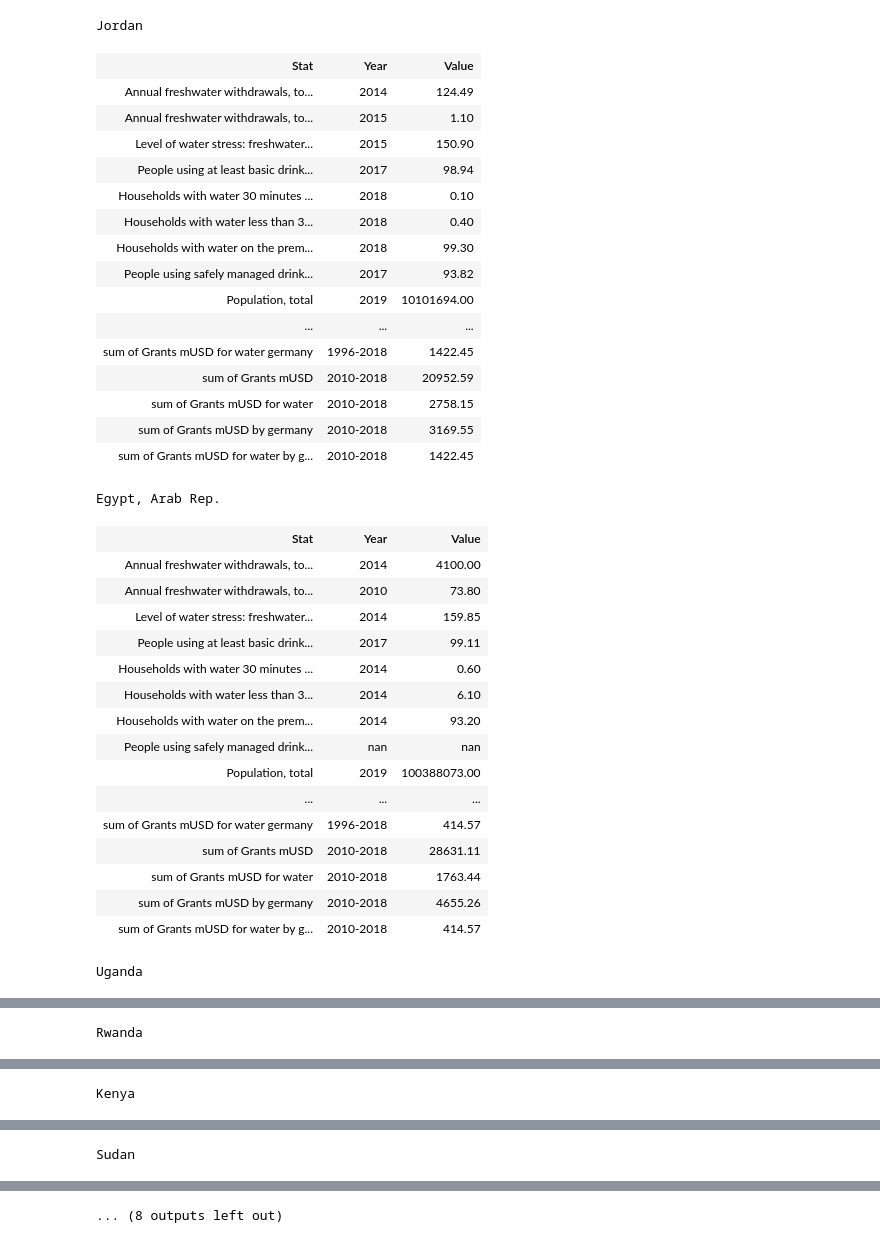
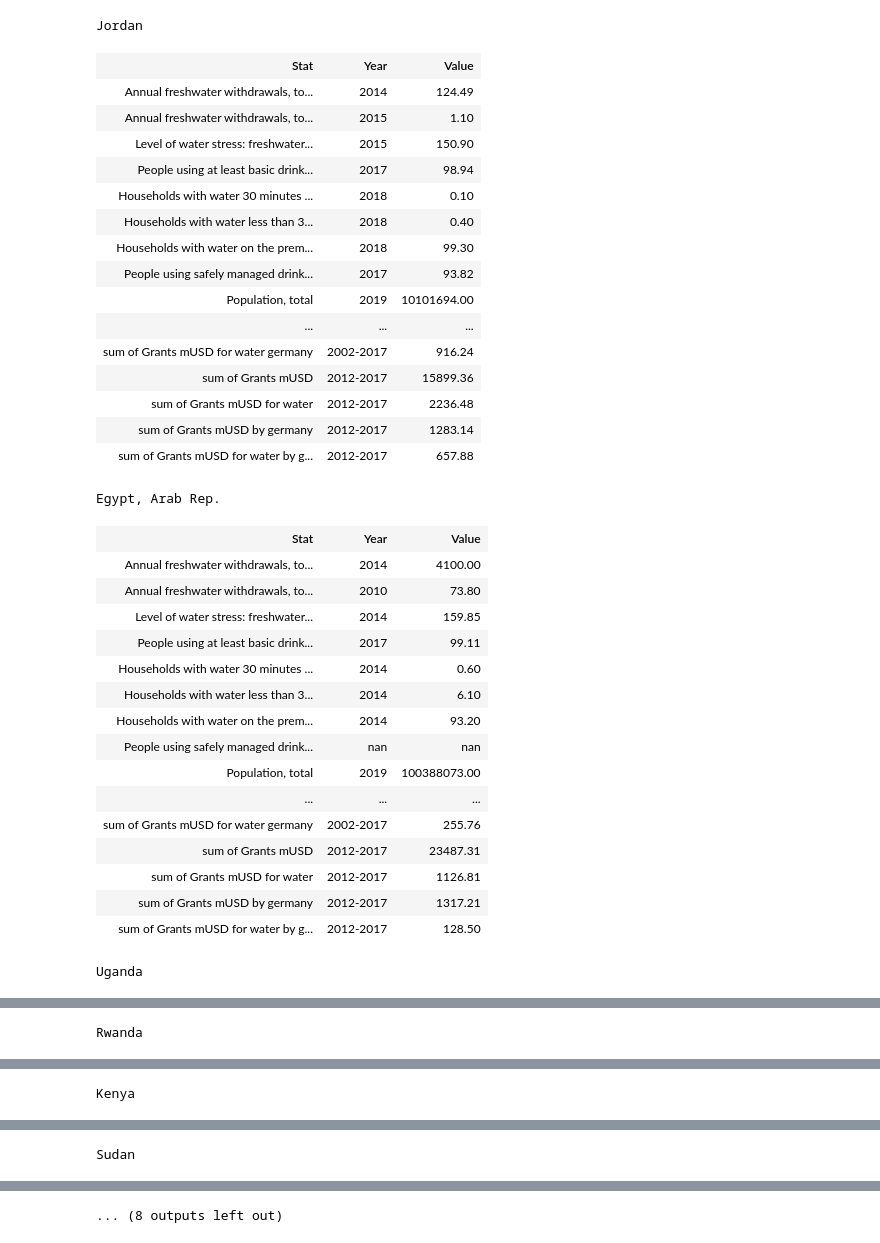
Before and after one commit to die-tageszeitung/water-data, a Jupyter notebook: ipynb_notebooks/06. dataprofile for countries.ipynb, the cells around one changed output, grey strips where cells are left out. Cells and saved outputs as stored; diff of their text form; code cells hidden in the pictures.

```diff
--- a/ipynb_notebooks/06. dataprofile for countries.ipynb
+++ b/ipynb_notebooks/06. dataprofile for countries.ipynb
@@ -159,6 +159,25 @@ mdg_series = {
     'SH.H2O.SMDW.ZS': 'People using safely managed drinking water services (% of population)',
     # 'SH.STA.ACSN': 'Improved sanitation facilities (% of population with access)', #  not accessibale -> archiv
     'SP.POP.TOTL': 'Population, total',
+    'SH.STA.BRTC.ZS': 'Births attended by skilled health staff (% of total)',
+    #'SH.STA.ACSN': 'Improved sanitation facilities (% of population with access)',
+    #'SH.H2O.SAFE.ZS': 'Improved water source (% of population with access)',
+    'SP.DYN.LE00.IN': 'Life expectancy at birth, total (years)',
+    'SH.STA.ANVC.ZS': 'Pregnant women receiving prenatal care (%)',
+    'SH.STA.ANV4.ZS': 'Pregnant women receiving prenatal care of at least four visits (% of pregnant women)',
+    'EG.ELC.ACCS.ZS': 'Access to electricity (% of population)',
+    'AG.LND.ARBL.HA.PC': 'Arable land (hectares per person)',
+    'MS.MIL.TOTL.TF.ZS': 'Armed forces personnel (% of total labor force)',
+    'SL.TLF.0714.WK.TM': 'Average working hours of children, working only, ages 7-14 (hours per week)',
+    'SL.MNF.0714.ZS': 'Child employment in manufacturing (% of economically active children ages 7-14)',
+    'SL.AGR.0714.ZS': 'Child employment in agriculture (% of economically active children ages 7-14)',
+    'SL.SRV.0714.ZS': 'Child employment in services (% of economically active children ages 7-14)',
+    'SL.TLF.0714.ZS': 'Children in employment, total (% of children ages 7-14)',
+    'SE.COM.DURS': 'Compulsory education, duration (years)',
+    'SE.ADT.LITR.ZS': 'Literacy rate, adult total (% of people ages 15 and above)',
+    'SH.STA.HYGN.ZS': 'People with basic handwashing facilities including soap and water (% of population)',
+    'SH.ALC.PCAP.LI': 'Total alcohol consumption per capita (liters of pure alcohol, projected estimates, 15+ years of age)',
+    'SG.VAW.REAS.ZS': 'Women who believe a husband is justified in beating his wife (%)',
 #    'IN.POV.HH.DRNKNGWATER.TOTL.PCT': 'Households Access to Safe Drinking Water - Total (%) (india)', # Country Partnership Strategy for India (FY2013 - 17)
 #    'IN.POV.HH.DRKNGWATER.WITHIN': 'Availability of drinking water source within the premises (india)',
 #    'IN.POV.HH.DRKNGWATER.NEAR': 'Availability of drinking water source near the premises (india)',
@@ -235,17 +254,17 @@ for i in itcc:
 
     ### some stats on grants
     tmp = df[df['RecipientCode'] == codemapping[i]].copy()
-    tmp = tmp[tmp["CommitmentDate"] > datetime(year=1995,month=12,day=31)]
-    tmp = tmp[tmp["CommitmentDate"] < datetime(year=2019,month=1,day=1)]
+    tmp = tmp[tmp["CommitmentDate"] > datetime(year=2001,month=12,day=31)]
+    tmp = tmp[tmp["CommitmentDate"] < datetime(year=2018,month=1,day=1)]
     j = 'sum of Grants mUSD'
-    d[j]['Year'] = "1996-2018"
+    d[j]['Year'] = "2002-2017"
     d[j]['Value'] = float(tmp['USD_Commitment_Defl'].sum())
     htmlout = htmlout + """
     <tr><td> %s </td><td> %s </td><td> %.2f </td></tr>
     """ %(j,d[j]['Year'],d[j]['Value'])
 
     j = 'sum of Grants mUSD for water'
-    d[j]['Year'] = "1996-2018"
+    d[j]['Year'] = "2002-2017"
     d[j]['Value'] = float(tmp[tmp['SectorCode']=='140']['USD_Commitment_Defl'].sum())
     htmlout = htmlout + """
     <tr><td> %s </td><td> %s </td><td> %.2f </td></tr>
@@ -253,34 +272,36 @@ for i in itcc:
 
     tmp = df[df['RecipientCode'] == codemapping[i]].copy()
     tmp = tmp[tmp['DonorCode'] == "5"]
-    tmp = tmp[tmp["CommitmentDate"] > datetime(year=1995,month=12,day=31)]
-    tmp = tmp[tmp["CommitmentDate"] < datetime(year=2019,month=1,day=1)]
+    tmp = tmp[tmp["CommitmentDate"] > datetime(year=2001,month=12,day=31)]
+    tmp = tmp[tmp["CommitmentDate"] < datetime(year=2018,month=1,day=1)]
     j = 'sum of Grants mUSD by germany'
-    d[j]['Year'] = "1996-2018"
+    d[j]['Year'] = "2002-2017"
     d[j]['Value'] = float(tmp['USD_Commitment_Defl'].sum())
     htmlout = htmlout + """
     <tr><td> %s </td><td> %s </td><td> %.2f </td></tr>
     """ %(j,d[j]['Year'],d[j]['Value'])
 
     j = 'sum of Grants mUSD for water germany'
-    d[j]['Year'] = "1996-2018"
+    d[j]['Year'] = "2002-2017"
     d[j]['Value'] = float(tmp[tmp['SectorCode']=='140']['USD_Commitment_Defl'].sum())
     htmlout = htmlout + """
     <tr><td> %s </td><td> %s </td><td> %.2f </td></tr>
     """ %(j,d[j]['Year'],d[j]['Value'])
 
+    ### second time frame
+
     tmp = df[df['RecipientCode'] == codemapping[i]].copy()
-    tmp = tmp[tmp["CommitmentDate"] > datetime(year=2009,month=12,day=31)]
-    tmp = tmp[tmp["CommitmentDate"] < datetime(year=2019,month=1,day=1)]
+    tmp = tmp[tmp["CommitmentDate"] > datetime(year=2011,month=12,day=31)]
+    tmp = tmp[tmp["CommitmentDate"] < datetime(year=2018,month=1,day=1)]
     j = 'sum of Grants mUSD'
-    d[j]['Year'] = "2010-2018"
+    d[j]['Year'] = "2012-2017"
     d[j]['Value'] = float(tmp['USD_Commitment_Defl'].sum())
     htmlout = htmlout + """
     <tr><td> %s </td><td> %s </td><td> %.2f </td></tr>
     """ %(j,d[j]['Year'],d[j]['Value'])
 
     j = 'sum of Grants mUSD for water'
-    d[j]['Year'] = "2010-2018"
+    d[j]['Year'] = "2012-2017"
     d[j]['Value'] = float(tmp[tmp['SectorCode']=='140']['USD_Commitment_Defl'].sum())
     htmlout = htmlout + """
     <tr><td> %s </td><td> %s </td><td> %.2f </td></tr>
@@ -288,42 +309,42 @@ for i in itcc:
 
     tmp = df[df['RecipientCode'] == codemapping[i]].copy()
     tmp = tmp[tmp['DonorCode'] == "5"]
-    tmp = tmp[tmp["CommitmentDate"] > datetime(year=1995,month=12,day=31)]
-    tmp = tmp[tmp["CommitmentDate"] < datetime(year=2019,month=1,day=1)]
+    tmp = tmp[tmp["CommitmentDate"] > datetime(year=2011,month=12,day=31)]
+    tmp = tmp[tmp["CommitmentDate"] < datetime(year=2018,month=1,day=1)]
     j = 'sum of Grants mUSD by germany'
-    d[j]['Year'] = "2010-2018"
+    d[j]['Year'] = "2012-2017"
     d[j]['Value'] = float(tmp['USD_Commitment_Defl'].sum())
     htmlout = htmlout + """
     <tr><td> %s </td><td> %s </td><td> %.2f </td></tr>
     """ %(j,d[j]['Year'],d[j]['Value'])
 
     j = 'sum of Grants mUSD for water by germany'
-    d[j]['Year'] = "2010-2018"
+    d[j]['Year'] = "2012-2017"
     d[j]['Value'] = float(tmp[tmp['SectorCode']=='140']['USD_Commitment_Defl'].sum())
     htmlout = htmlout + """
     <tr><td> %s </td><td> %s </td><td> %.2f </td></tr>
     """ %(j,d[j]['Year'],d[j]['Value'])
 
     htmlout = htmlout + "</table>"
     display(HTML(htmlout))
 # %% [output]
 Jordan
 | Stat | Year | Value |
 | Annual freshwater withdrawals, to... | 2014 | 124.49 |
 | Annual freshwater withdrawals, to... | 2015 | 1.10 |
 | Level of water stress: freshwater... | 2015 | 150.90 |
 | People using at least basic drink... | 2017 | 98.94 |
 | Households with water 30 minutes ... | 2018 | 0.10 |
 | Households with water less than 3... | 2018 | 0.40 |
 | Households with water on the prem... | 2018 | 99.30 |
 | People using safely managed drink... | 2017 | 93.82 |
 | Population, total | 2019 | 10101694.00 |
 | ... | ... | ... |
-| sum of Grants mUSD for water germany | 1996-2018 | 1422.45 |
-| sum of Grants mUSD | 2010-2018 | 20952.59 |
-| sum of Grants mUSD for water | 2010-2018 | 2758.15 |
-| sum of Grants mUSD by germany | 2010-2018 | 3169.55 |
-| sum of Grants mUSD for water by g... | 2010-2018 | 1422.45 |
+| sum of Grants mUSD for water germany | 2002-2017 | 916.24 |
+| sum of Grants mUSD | 2012-2017 | 15899.36 |
+| sum of Grants mUSD for water | 2012-2017 | 2236.48 |
+| sum of Grants mUSD by germany | 2012-2017 | 1283.14 |
+| sum of Grants mUSD for water by g... | 2012-2017 | 657.88 |
 Egypt, Arab Rep.
 | Stat | Year | Value |
 | Annual freshwater withdrawals, to... | 2014 | 4100.00 |
@@ -336,11 +357,11 @@ Egypt, Arab Rep.
 | People using safely managed drink... | nan | nan |
 | Population, total | 2019 | 100388073.00 |
 | ... | ... | ... |
-| sum of Grants mUSD for water germany | 1996-2018 | 414.57 |
-| sum of Grants mUSD | 2010-2018 | 28631.11 |
-| sum of Grants mUSD for water | 2010-2018 | 1763.44 |
-| sum of Grants mUSD by germany | 2010-2018 | 4655.26 |
-| sum of Grants mUSD for water by g... | 2010-2018 | 414.57 |
+| sum of Grants mUSD for water germany | 2002-2017 | 255.76 |
+| sum of Grants mUSD | 2012-2017 | 23487.31 |
+| sum of Grants mUSD for water | 2012-2017 | 1126.81 |
+| sum of Grants mUSD by germany | 2012-2017 | 1317.21 |
+| sum of Grants mUSD for water by g... | 2012-2017 | 128.50 |
 Uganda
 | Stat | Year | Value |
 | Annual freshwater withdrawals, to... | 2012 | 1.63 |
```
Also changed, not shown: parts of 8 cells of this notebook.
